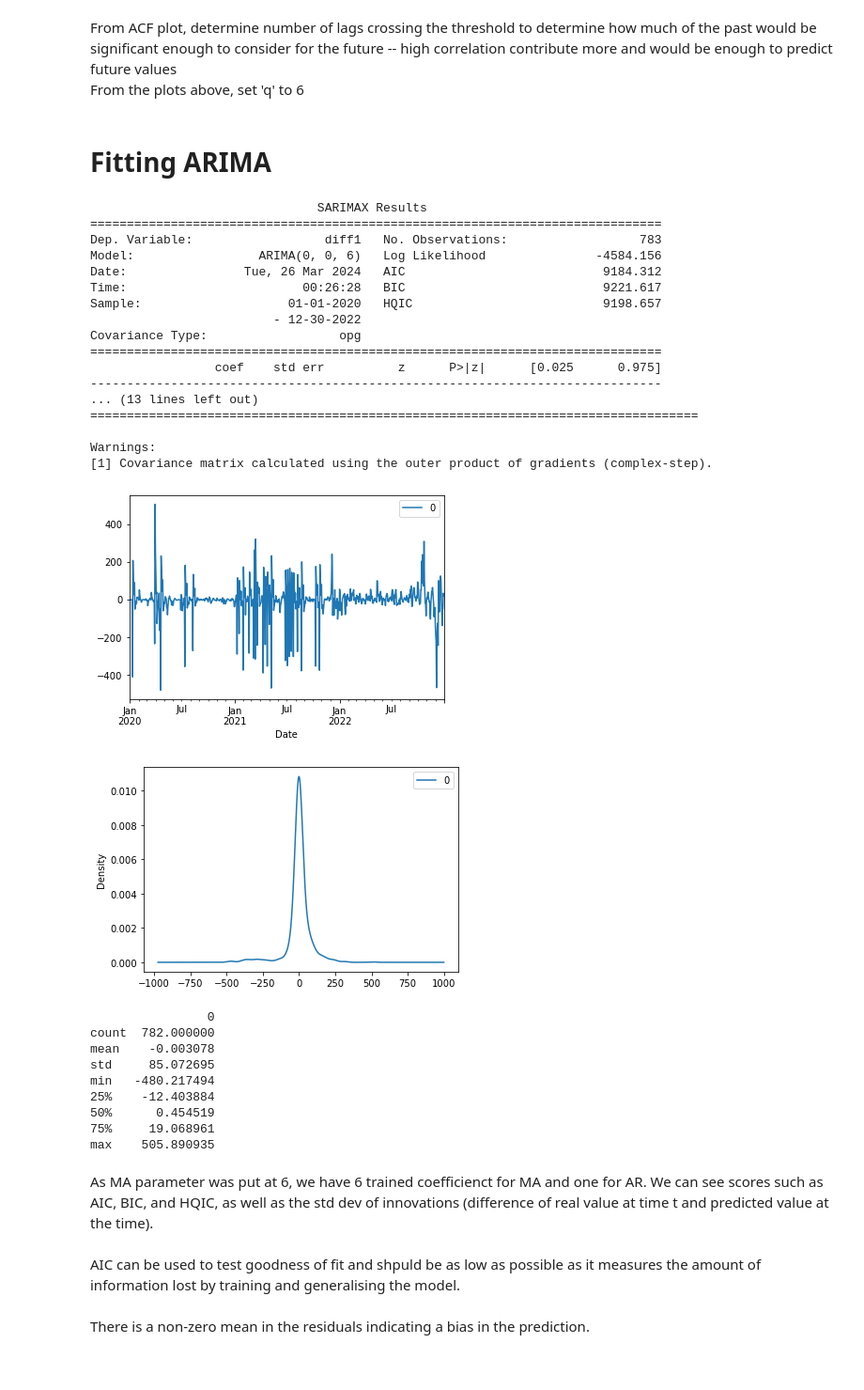
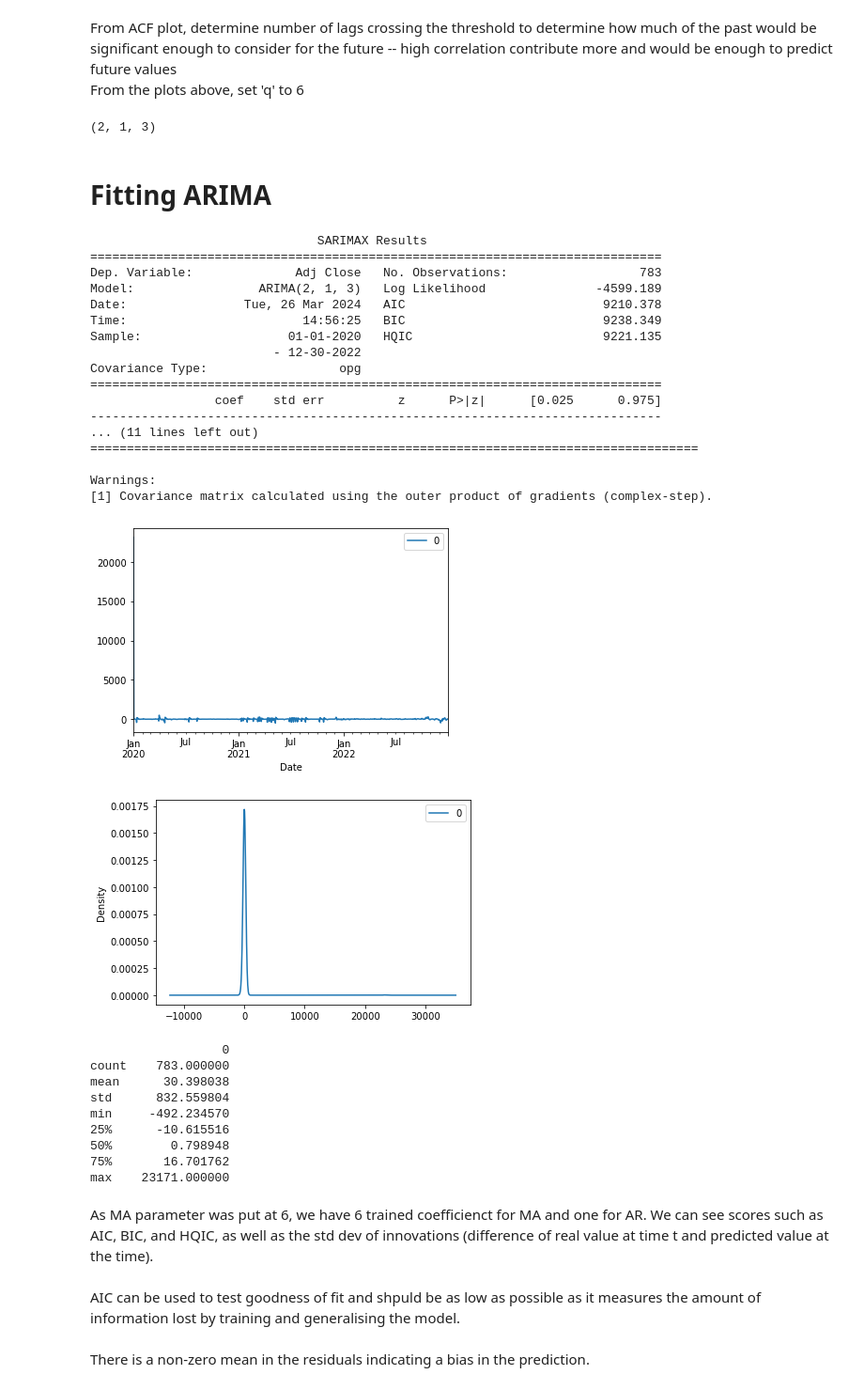
Before and after one commit to czarhirah/Econometrics, a Jupyter notebook: Zah/ARIMA v1.ipynb, the cells around one changed output. Shown at 94% size. Drawn from its saved outputs; the diff is of its cells as text; code cells hidden in the pictures.

Commit message:
arima update

```diff
--- a/Zah/ARIMA v1.ipynb
+++ b/Zah/ARIMA v1.ipynb
@@ -157,52 +171,58 @@ In both all plots, the 1st lag is most significant, thus we consider 'p' to be 1
 ##### Estimating 'q'
 # %% [markdown]
 From ACF plot, determine number of lags crossing the threshold to determine how much of the past would be significant enough to consider for the future -- high correlation contribute more and would be enough to predict future values <br> From the plots above, set 'q' to 6
+# %%
+# Finding ARIMA parameters automatically
+model = auto_arima(data['Adj Close'], seasonal=False, m = 1, suppress_warnings=True)
+print(model.order)
+# %% [output]
+(2, 1, 3)
 # %% [markdown]
 # Fitting ARIMA
 # %%
-arima_model = ARIMA(data['diff1'], order=(0,0,6)) # define model
+arima_model = ARIMA(data['Adj Close'], order=(2,1,3)) # define model
 model= arima_model.fit() # train model
 print(model.summary())
 
 # Line plot of residuals
 residuals = DataFrame(model.resid)
 residuals.plot()
 pyplot.show()
 
 # Density plot of residuals
 residuals.plot(kind='kde')
 pyplot.show()
 
 print(residuals.describe())
 # %% [output]
                                SARIMAX Results
 ==============================================================================
-Dep. Variable:                  diff1   No. Observations:                  783
-Model:                 ARIMA(0, 0, 6)   Log Likelihood               -4584.156
-Date:                Tue, 26 Mar 2024   AIC                           9184.312
-Time:                        00:26:28   BIC                           9221.617
-Sample:                    01-01-2020   HQIC                          9198.657
+Dep. Variable:              Adj Close   No. Observations:                  783
+Model:                 ARIMA(2, 1, 3)   Log Likelihood               -4599.189
+Date:                Tue, 26 Mar 2024   AIC                           9210.378
+Time:                        14:56:25   BIC                           9238.349
+Sample:                    01-01-2020   HQIC                          9221.135
                          - 12-30-2022
 Covariance Type:                  opg
 ==============================================================================
                  coef    std err          z      P>|z|      [0.025      0.975]
 ------------------------------------------------------------------------------
-... (13 lines left out)
+... (11 lines left out)
 ===================================================================================
 
 Warnings:
 [1] Covariance matrix calculated using the outer product of gradients (complex-step).
-[figure, old version]
+[figure, new version]
-[figure, old version]
+[figure, new version]
-                0
-count  782.000000
-mean    -0.003078
-std     85.072695
-min   -480.217494
-25%    -12.403884
-50%      0.454519
-75%     19.068961
-max    505.890935
+                  0
+count    783.000000
+mean      30.398038
+std      832.559804
+min     -492.234570
+25%      -10.615516
+50%        0.798948
+75%       16.701762
+max    23171.000000
 # %% [markdown]
 As MA parameter was put at 6, we have 6 trained coefficienct for MA and one for AR. We can see scores such as AIC, BIC, and HQIC, as well as the std dev of innovations (difference of real value at time t and predicted value at the time). <br> <br> AIC can be used to test goodness of fit and shpuld be as low as possible as it measures the amount of information lost by training and generalising the model. <br> <br> There is a non-zero mean in the residuals indicating a bias in the prediction.
 # %% [markdown]
```
Also changed, not shown: parts of 5 cells of this notebook.
